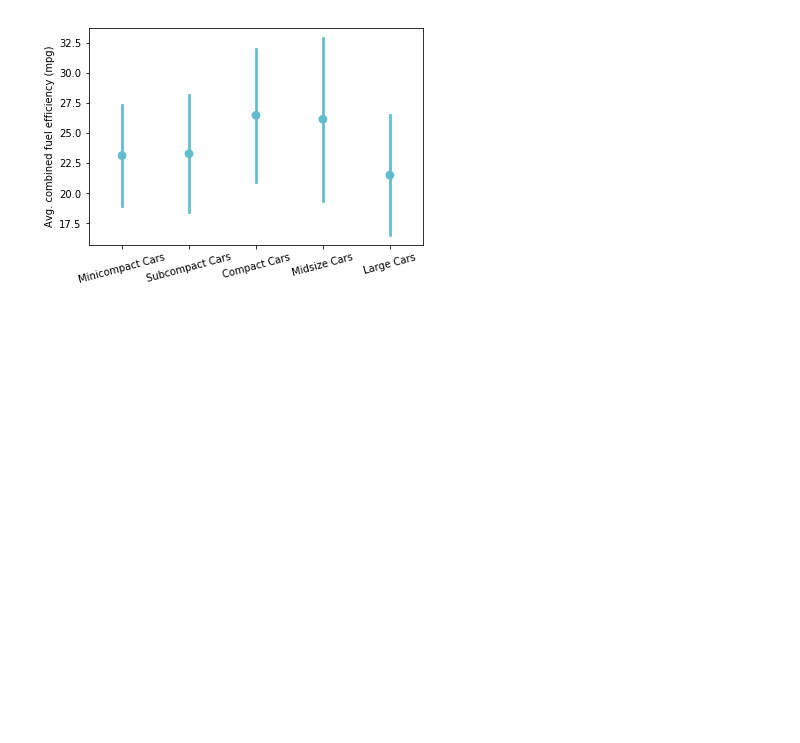
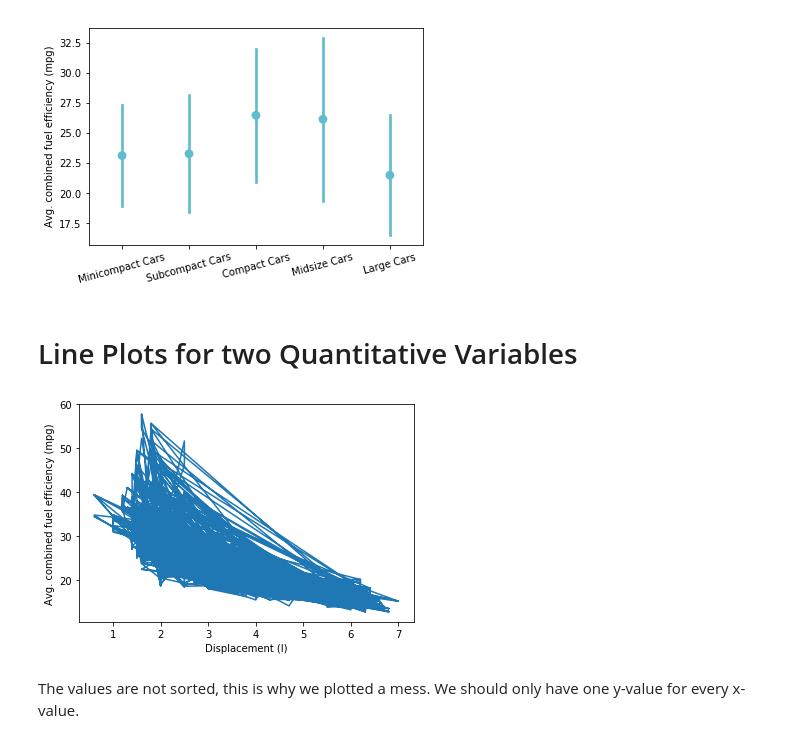
Before and after one commit to faymarie/data-visualization, a Jupyter notebook: Visualization_practise.ipynb, the cells around one changed output. Cells and saved outputs as stored; diff of their text form; code cells hidden in the pictures; blank space fills up the shorter version.

```diff
--- a/Visualization_practise.ipynb
+++ b/Visualization_practise.ipynb
@@ -136,3 +136,13 @@ plt.xticks(rotation=15)
 plt.ylabel('Avg. combined fuel efficiency (mpg)');
 # %% [output]
 [figure]
+# %% [markdown]
+# Line Plots for two Quantitative Variables
+# %%
+plt.errorbar(data = fuel_econ, x='displ', y ='comb')
+plt.xlabel('Displacement (l)')
+plt.ylabel('Avg. combined fuel efficiency (mpg)');
+# %% [output]
+[figure, added]
+# %% [markdown]
+The values are not sorted, this is why we plotted a mess. We should only have one y-value for every x-value.
```
Also changed, not shown: parts of 5 cells of this notebook.
